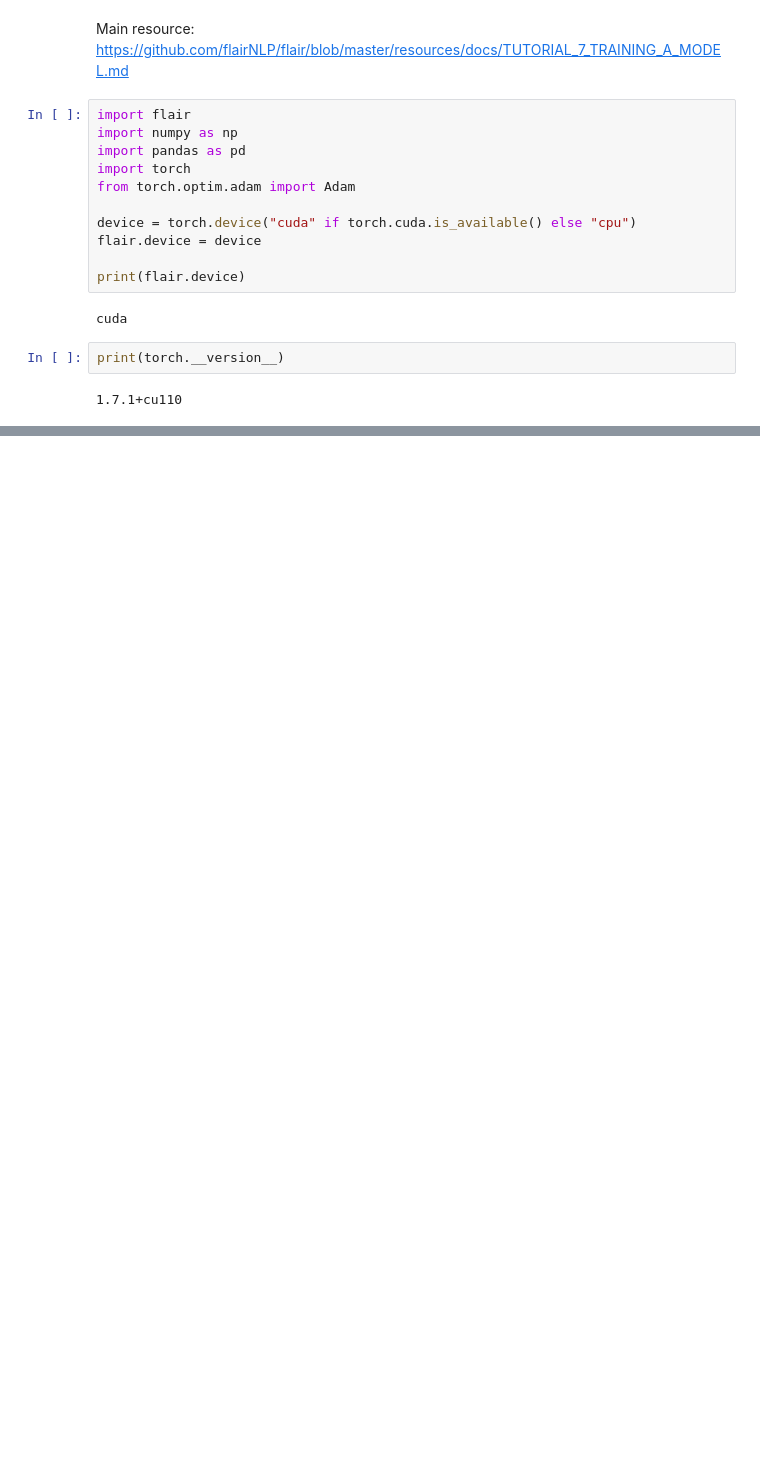
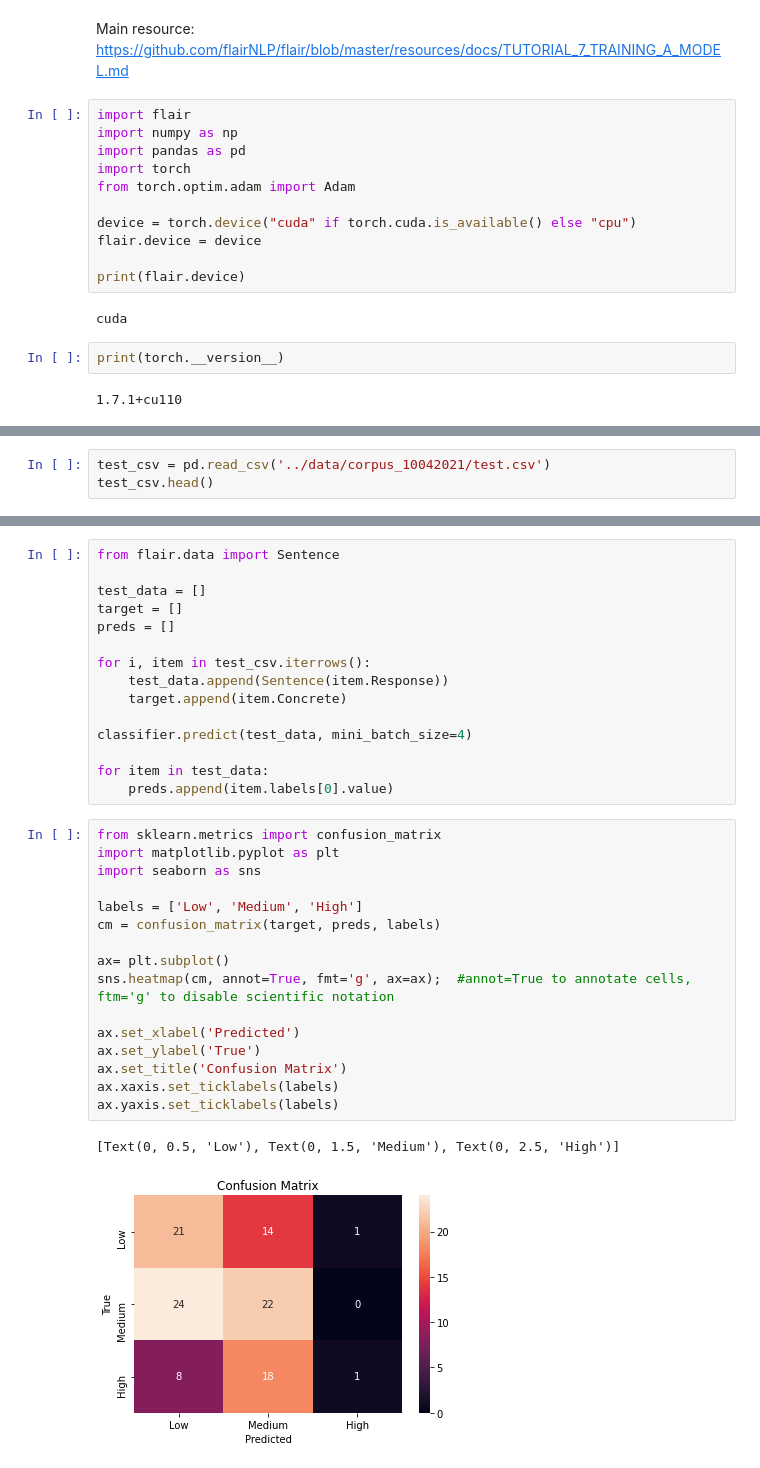
Before and after one commit to markangelogabriel/predictingconcreteness, a Jupyter notebook: code/16-TransformersFlair.ipynb, the cells around one changed output, grey strips where cells are left out. Cells and saved outputs as stored; diff of their text form; blank space fills up the shorter version.

```diff
--- a/code/16-TransformersFlair.ipynb
+++ b/code/16-TransformersFlair.ipynb
@@ -97,0 +113,3 @@ weighted avg     0.5643    0.4862    0.4489       109
+# %%
+test_csv = pd.read_csv('../data/corpus_10042021/test.csv')
+test_csv.head()
@@ -97,0 +123,34 @@ weighted avg     0.5643    0.4862    0.4489       109
+# %%
+from flair.data import Sentence
+
+test_data = []
+target = []
+preds = []
+
+for i, item in test_csv.iterrows():
+    test_data.append(Sentence(item.Response))
+    target.append(item.Concrete)
+
+classifier.predict(test_data, mini_batch_size=4)
+
+for item in test_data:
+    preds.append(item.labels[0].value)
+# %%
+from sklearn.metrics import confusion_matrix
+import matplotlib.pyplot as plt
+import seaborn as sns
+
+labels = ['Low', 'Medium', 'High']
+cm = confusion_matrix(target, preds, labels)
+
+ax= plt.subplot()
+sns.heatmap(cm, annot=True, fmt='g', ax=ax);  #annot=True to annotate cells, ftm='g' to disable scientific notation
+
+ax.set_xlabel('Predicted')
+ax.set_ylabel('True')
+ax.set_title('Confusion Matrix')
+ax.xaxis.set_ticklabels(labels)
+ax.yaxis.set_ticklabels(labels)
+# %% [output]
+[Text(0, 0.5, 'Low'), Text(0, 1.5, 'Medium'), Text(0, 2.5, 'High')]
+[figure, added]
```
Also changed, not shown: parts of 4 cells of this notebook, 22 other files.
